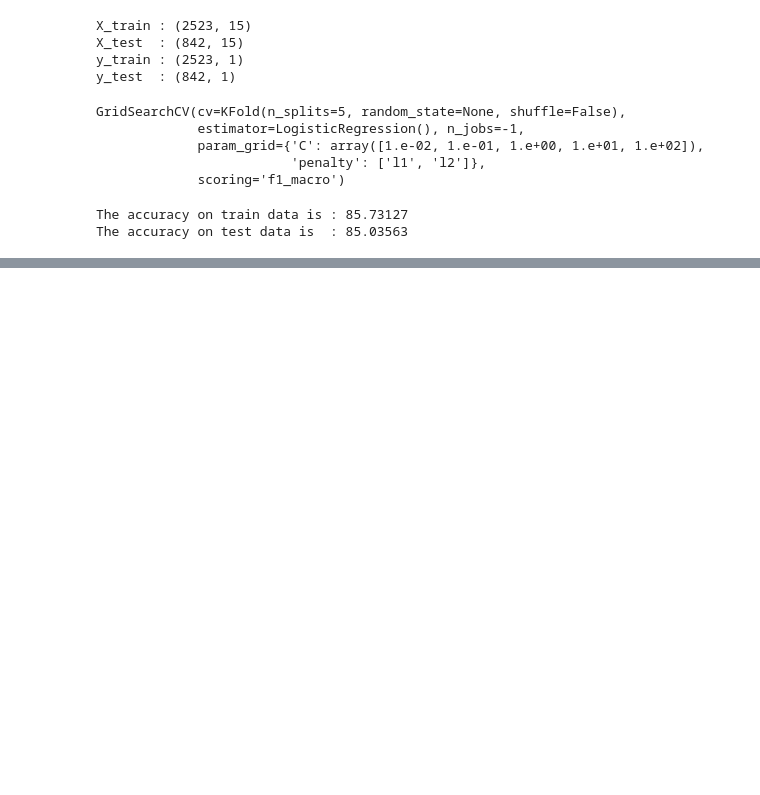
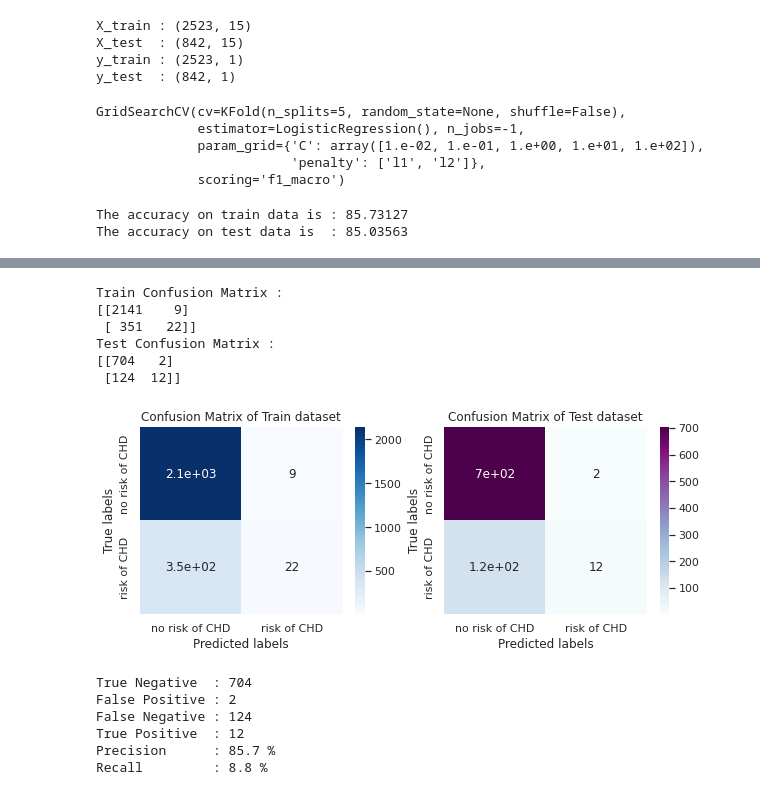
Before and after one commit to Sriharish19/SH-Supervised-ML-Cardiovascular-Risk-Prediction, a Jupyter notebook: SH_Supervised_ML_Classification_Cardiovascular_Risk_Prediction.ipynb, the cells around one changed output, grey strips where cells are left out. Saved outputs shown, nothing was run; the diff lists cells and outputs as text; code cells hidden in the pictures; blank space fills up the shorter version.

```diff
--- a/SH_Supervised_ML_Classification_Cardiovascular_Risk_Prediction.ipynb
+++ b/SH_Supervised_ML_Classification_Cardiovascular_Risk_Prediction.ipynb
@@ -496,0 +550,72 @@ The accuracy on test data is  : 85.03563
+# %%
+# Function for confusion matrix
+def conf_mat(actual_train,predicted_train,actual_test,predicted_test):
+    # Confusion matrix for train and test datasets.
+
+  plt.figure(figsize = (10,20))
+  sns.set_theme()
+  var_lsts= [actual_train,predicted_train,actual_test,predicted_test]
+
+  for var in enumerate(var_lsts):
+    if var[0] == 0:
+      ax  = plt.subplot(5,2,1)
+      cm = confusion_matrix(var_lsts[var[0]],var_lsts[var[0] +1])
+      print('Train Confusion Matrix :')
+      print(cm)
+      sns.heatmap(cm, annot=True,ax = ax,cmap="Blues") #annot=True to annotate cells
+      labels = ['no risk of CHD', 'risk of CHD']
+      ax.set_xlabel('Predicted labels')
+      ax.set_ylabel('True labels')
+      ax.set_title('Confusion Matrix of Train dataset')
+      ax.xaxis.set_ticklabels(labels)
+      ax.yaxis.set_ticklabels(labels)
+      sns.set(font_scale = 1)
+    elif var[0] == 2:
+      ax = plt.subplot(5,2,2)
+      cm = confusion_matrix(var_lsts[var[0]],var_lsts[var[0] +1])
+      print('Test Confusion Matrix :')
+      print(cm)
+      sns.heatmap(cm, annot=True,cmap="BuPu") #annot=True to annotate cells
+      labels = ['no risk of CHD', 'risk of CHD']
+      ax.set_xlabel('Predicted labels')
+      ax.set_ylabel('True labels')
+      ax.set_title('Confusion Matrix of Test dataset')
+      ax.xaxis.set_ticklabels(labels)
+      ax.yaxis.set_ticklabels(labels)
+      sns.set(font_scale = 1)
+# %%
+# Confusion Matrix
+conf_mat(y_train,train_class_preds,y_test, test_class_preds)
+# %% [output]
+Train Confusion Matrix :
+[[2141    9]
+ [ 351   22]]
+Test Confusion Matrix :
+[[704   2]
+ [124  12]]
+[figure, added]
+# %%
+# Observations from Confusion Matrix of test dataset
+# True Negative(TN) = Persons who dont have a risk of 10-year CHD, and our model predicted that they dont have a risk of 10-year CHD.
+# True Positive(TP) = Persons who have a risk of 10-year CHD, and our model predicted that they have a risk of 10-year CHD.
+# False Negative(FN) = Persons who have a risk of 10-year CHD, and our model predicted that they dont have a risk of 10-year CHD.
+# False Positive(FP) = Persons who dont have a risk of 10-year CHD, and our model predicted that they have a risk of 10-year CHD.
+cm = confusion_matrix(y_test,test_class_preds)
+print('True Negative  :',cm[0][0])
+print('False Positive :',cm[0][1])
+print('False Negative :',cm[1][0])
+print('True Positive  :',cm[1][1])
+# Precision - shows how correct the model is, when it predicts that a person has a risk of 10-year CHD.
+Precision = (cm[1][1]/(cm[1][1]+cm[0][1])) *100
+print('Precision      :',round(Precision,1),'%')
+#
+# Recall - for all presons who have a risk of 10-year CHD, how many the model have correctly predicted as having a risk of 10-year CHD.
+Recall = (cm[1][1]/(cm[1][1]+cm[1][0])) *100
+print('Recall         :',round(Recall,1),'%')
+# %% [output]
+True Negative  : 704
+False Positive : 2
+False Negative : 124
+True Positive  : 12
+Precision      : 85.7 %
+Recall         : 8.8 %
```
Also changed, not shown: parts of 2 cells of this notebook.
